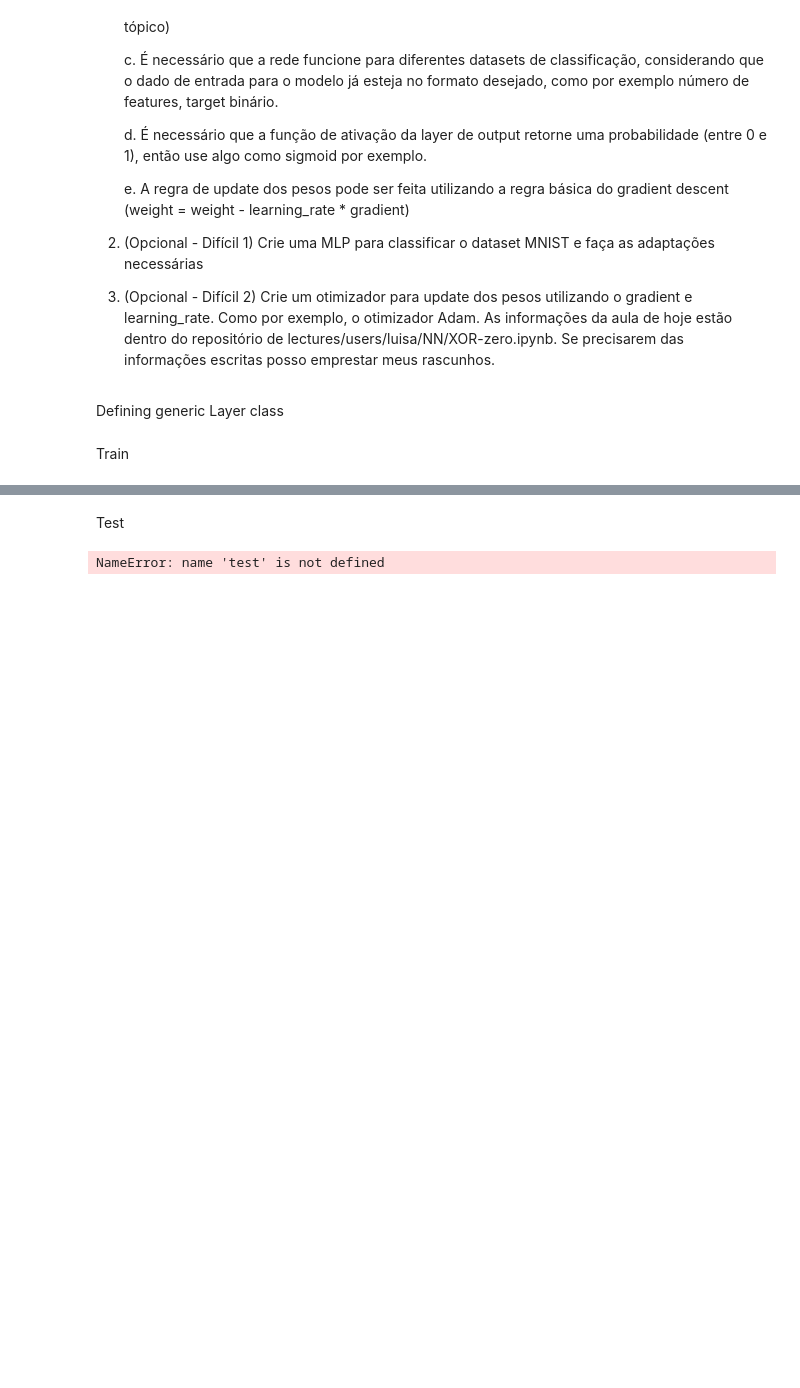
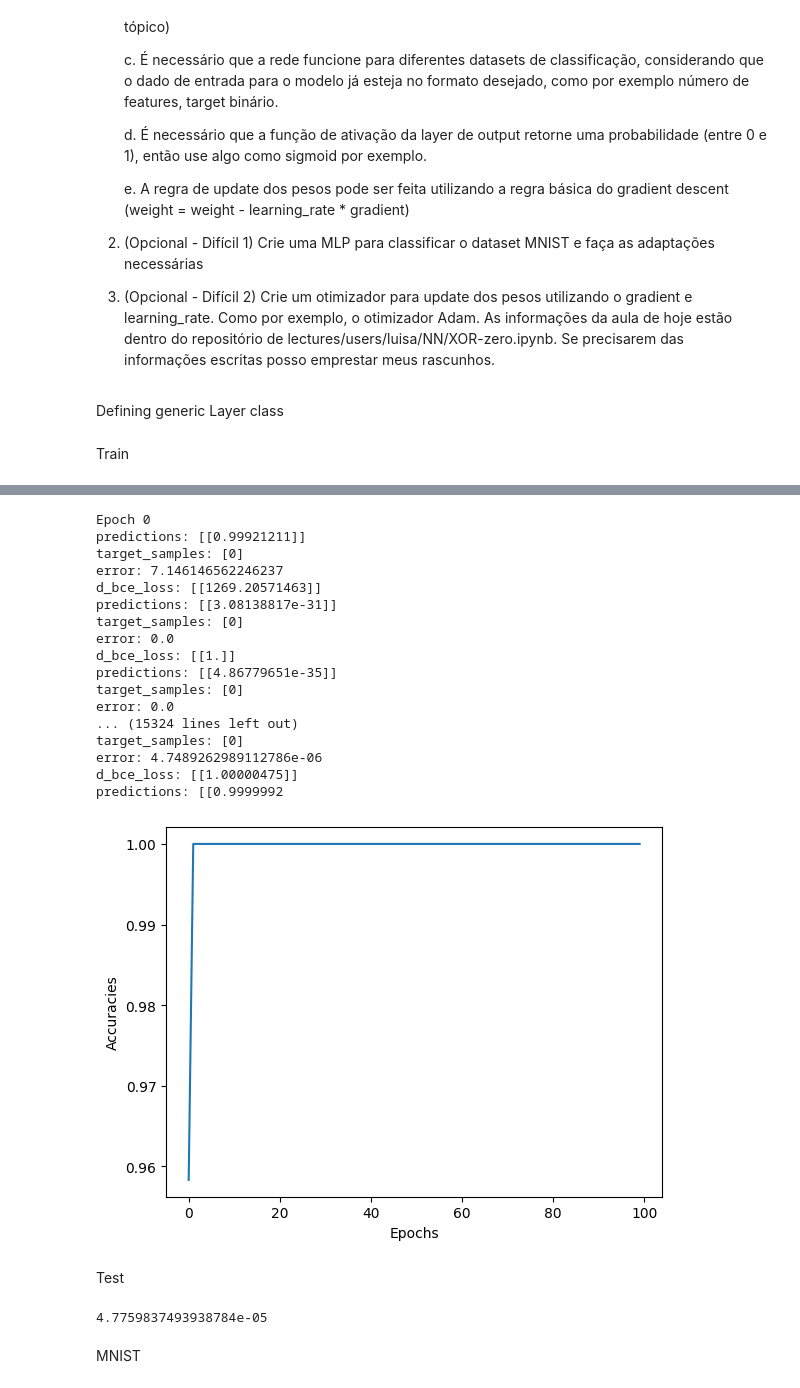
Before and after one commit to guilhermealvesc-finspaceai/mlp-estudos, a Jupyter notebook: 3-desafio/layer_backprop.ipynb, the cells around one changed output, grey strips where cells are left out. Drawn from its saved outputs; the diff is of its cells as text; code cells hidden in the pictures; blank space fills up the shorter version.

Commit message:
layer backprop desafio 1 (parcialmente concluido)

```diff
--- a/3-desafio/layer_backprop.ipynb
+++ b/3-desafio/layer_backprop.ipynb
@@ -32,7 +32,7 @@ class NetOperation():
 
 class Layer(NetOperation):
   def __init__(self, n_in: int, n_out: int):
-    self.weights = np.random.randn(n_in, n_out) * 0.01
+    self.weights = np.random.randn(n_in, n_out)
     self.bias = np.zeros(shape=(1, n_out))
 
   # z = a1w1 + a2w2 + a3w3 + ... + b
@@ -43,15 +43,15 @@ class Layer(NetOperation):
   # dgrad = dL / z
   # dL / dwi = dL / dz * dz / dwi
   def backward(self, grad):
-    print(f'Layer backward grad received: {grad}')
+    # print(f'Layer backward grad received: {grad}')
     self.grad_weights = self.a.T.dot(grad)
-    self.grad_bias = np.mean(grad, axis= 0)
+    self.grad_bias = np.mean(grad, axis=0)
     # DUVIDA PRIMORDIAL (PRECISO VER ISSO, NÃO ENTENDI MUITO BEM)
     # peguei do código da luiza a ideia
     return grad.dot(self.weights.T)
 
   def optimize(self, learning_rate):
-    print(f'Doing optimization with: {self.grad_weights}')
+    # print(f'Doing optimization with: {self.grad_weights}')
     self.weights -= self.grad_weights * learning_rate
     self.grad_weights = None
 
@@ -226,15 +197,36 @@ Accuracy: [[0.  ]
+# %%
+from iris import train
+
+net = MLP(4, [1])
+net.train(train['data'], train['target'], learning_rate=1, batch_size=1, epochs=100)
+# %% [output]
+Epoch 0
+predictions: [[0.99921211]]
+target_samples: [0]
+error: 7.146146562246237
+d_bce_loss: [[1269.20571463]]
+predictions: [[3.08138817e-31]]
+target_samples: [0]
+error: 0.0
+d_bce_loss: [[1.]]
+predictions: [[4.86779651e-35]]
+target_samples: [0]
+error: 0.0
+... (15324 lines left out)
+target_samples: [0]
+error: 4.7489262989112786e-06
+d_bce_loss: [[1.00000475]]
+predictions: [[0.9999992
+[figure, added]
 # %% [markdown]
 Test
-# %%
-hits = 0
-for i in range(len(test['data'])):
-  test_sample = test['data'][i].reshape(1, 4)
-  target_sample = test['target'][i]
-
-  prediction = layer.forward(test_sample)
-  prediction = prediction >= 0.5
-
-  hits += prediction == target_sample
-print('Accuracy: ', hits/len(test['data']))
-# %% [output]
-NameError: name 'test' is not defined
+# %%
+from iris import test
+
+
+predictions = net.forward(test['data'])
+BCELoss(predictions.reshape(-1), test['target'])
+# %% [output]
+4.7759837493938784e-05
+# %% [markdown]
+MNIST
```
Also changed, not shown: parts of 6 cells of this notebook, 1 other file.
